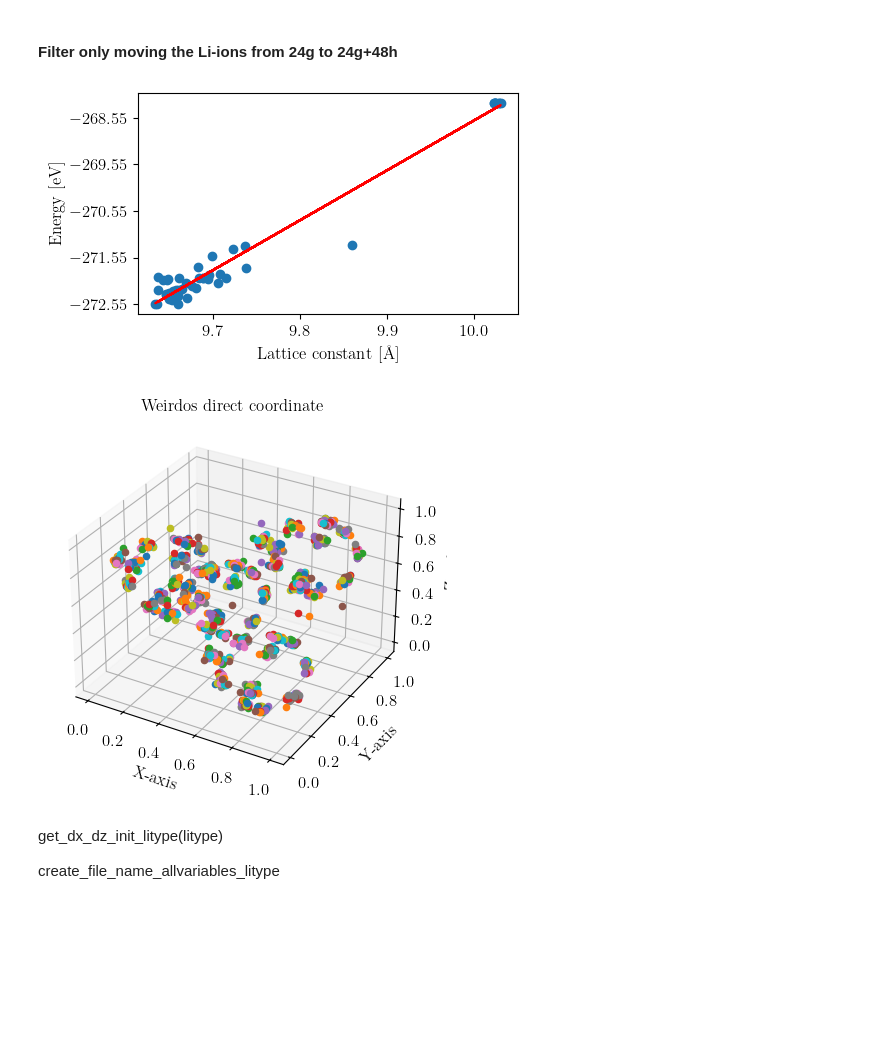
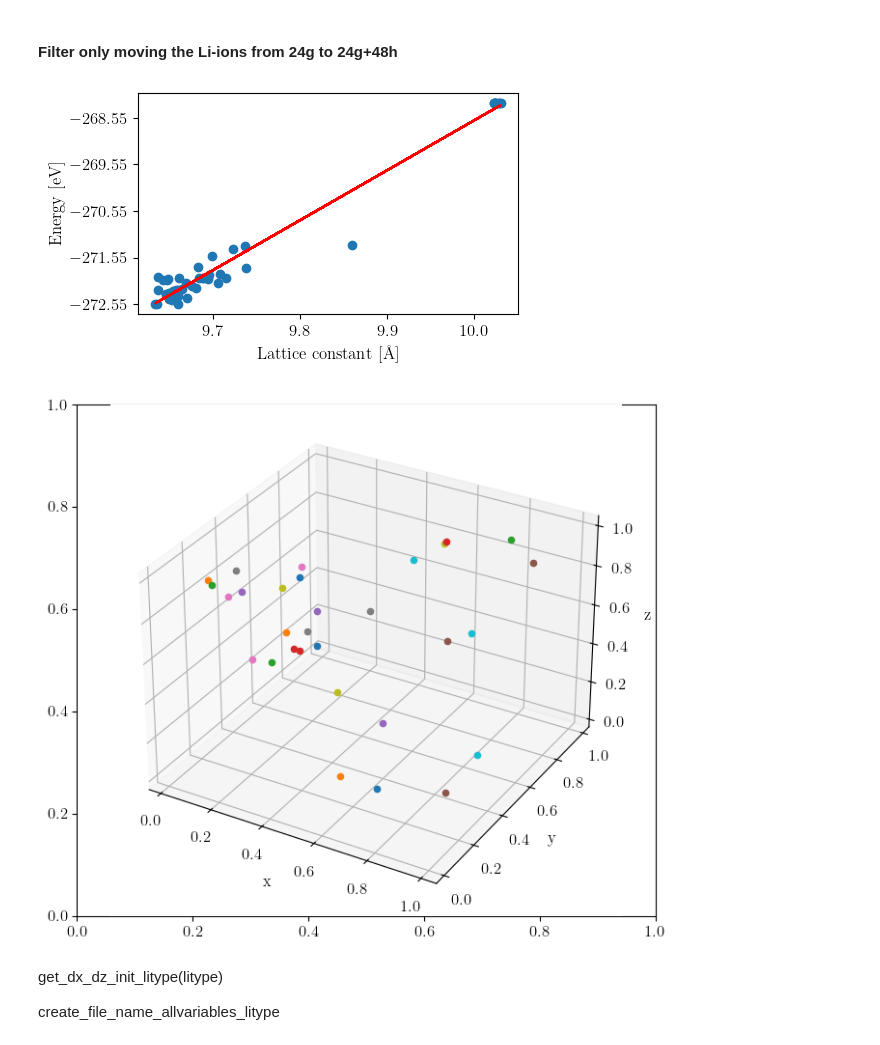
Before and after one commit to a-firdaus/LitMove, a Jupyter notebook: 03_orientation_and_mapping_packages.ipynb, the cells around one changed output. Drawn from its saved outputs; the diff is of its cells as text; code cells hidden in the pictures; blank space fills up the shorter version.

Commit message:
DONE correcting labelling for plotting of occupancy or litypes for litype = 1

```diff
--- a/03_orientation_and_mapping_packages.ipynb
+++ b/03_orientation_and_mapping_packages.ipynb
@@ -174,7 +175,7 @@ data_toten = pd.read_excel(file_name_toten, dtype=dtype, engine="odf")
 data_toten_ori = data_toten
 data_toten = data_toten.sort_values(by=["geometry","path"],ignore_index=True,ascending=False)
 # %%
-file_loc = create_dataframe.base(data_toten, file_new_system)
+df_mapping_init = create_dataframe.base(data_toten, file_new_system)
 # %% [output]
 A value is trying to be set on a copy of a slice from a DataFrame
 
@@ -247,7 +248,7 @@ Index(['geometry', 'path', 'subdir_new_system', 'g+p', 'g+p+1', 'g+p-1',
        'perfect_system', 'p_s_mask', 'toten [eV]', 'subdir_positive_CONTCAR'],
       dtype='object')
 # %%
-file_loc_mask_1, file_loc_important_cols = orient_propagate.calculate(file_loc, direc_restructure_destination, file_restructure_positive,
+df_mapping_init_mask_1, df_mapping_metainfo = orient_propagate.calculate(df_mapping_init, direc_restructure_destination, file_restructure_positive,
                                                                        path_perfect_poscar_24
                                                                        , proceed_orientation)
 # %%
@@ -306,4 +307,4 @@ cif.write_file(f"{direc_restructure_destination}{file_perfect_poscar_48n24_wo_ci
 # %%
 if proceed_NEB == "True":
-    file_loc_important_cols = file_loc_important_cols[::-1].reset_index()
-    file_loc_important_cols = file_loc_important_cols.drop('index', axis=1)
+    df_mapping_metainfo = df_mapping_metainfo[::-1].reset_index()
+    df_mapping_metainfo = df_mapping_metainfo.drop('index', axis=1)
@@ -355,72 +356,75 @@ elif activate_radius == 1:
 # %%
-atom_indexing.weirdos_el(file_loc_important_cols, "Li", activate_radius)
+atom_indexing.weirdos_el(df_mapping_metainfo, "Li", activate_radius)
 
-atom_indexing.correct_idx_and_order_mapped_el(file_loc_important_cols,
+atom_indexing.correct_idx_and_order_mapped_el(df_mapping_metainfo,
                                                  "Li", activate_radius)
-# output_CIF.write_merged_structure(file_loc_important_cols, direc_restructure_destination,
+# output_CIF.write_merged_structure(df_mapping_metainfo, direc_restructure_destination,
 #                                     amount_Li, amount_P, amount_S,
 #                                     var_savefilename = "mapLi")
 
-labelling.weirdos_to_top_n_closestcoorref_el(file_loc_important_cols,
+labelling.weirdos_to_top_n_closestcoorref_el(df_mapping_metainfo,
                                              coor_ref_structure_48n24,
                                              "Li", litype)
 
-output_CIF.write_merged_structure(file_loc_important_cols, direc_restructure_destination,
+output_CIF.write_merged_structure(df_mapping_metainfo, direc_restructure_destination,
                                     amount_Li, amount_P, amount_S, activate_radius,
                                     var_savefilename = "mapLi")
 
-output_CIF.correct_Li_idx(file_loc_important_cols, direc_restructure_destination,
+output_CIF.correct_Li_idx(df_mapping_metainfo, direc_restructure_destination,
                                         amount_Li, amount_P, amount_S, amount_Cl,
                                         var_savefilename_init = "mapLi",
                                         var_savefilename_new = "mapLi_reindexed")
 
-output_CIF.Edit.format_spacing_cif(file_loc_important_cols, direc_restructure_destination,
+output_CIF.Edit.format_spacing_cif(df_mapping_metainfo, direc_restructure_destination,
                                    var_savefilename_init = "mapLi_reindexed",
                                    var_savefilename_new = "mapLi_reindexed")
-# # # # Operation.File.delete_files(file_loc_important_cols, direc_restructure_destination, file_name_w_format = "mapLi_reindexed.cif")
+# # # # Operation.File.delete_files(df_mapping_metainfo, direc_restructure_destination, file_name_w_format = "mapLi_reindexed.cif")
 
-output_CIF.correct_Li_idx_weirdos_appended(file_loc_important_cols, direc_restructure_destination,
+output_CIF.correct_Li_idx_weirdos_appended(df_mapping_metainfo, direc_restructure_destination,
                                                          amount_Li, amount_P, amount_S, amount_Cl,
                                                          activate_radius,var_savefilename_init = "mapLi",
                                                          var_savefilename_new = "mapLi_reindexed_weirdos_appended")
 
-output_CIF.Edit.format_spacing_cif(file_loc_important_cols, direc_restructure_destination,
+output_CIF.Edit.format_spacing_cif(df_mapping_metainfo, direc_restructure_destination,
                                    var_savefilename_init = "mapLi_reindexed_weirdos_appended",
                                    var_savefilename_new = "mapLi_reindexed_weirdos_appended")
-# # # Operation.File.delete_files(file_loc_important_cols, direc_restructure_destination, file_name_w_format = "mapLi_reindexed_weirdos_appended.cif")
+# # # Operation.File.delete_files(df_mapping_metainfo, direc_restructure_destination, file_name_w_format = "mapLi_reindexed_weirdos_appended.cif")
 
-output_CIF.ascending_Li(file_loc_important_cols, direc_restructure_destination,
+output_CIF.ascending_Li(df_mapping_metainfo, direc_restructure_destination,
                         var_filename_init = "mapLi_reindexed_weirdos_appended",
                         var_savefilename_new = "mapLi_reindexed_weirdos_appended_reordered")
-# # # Mapping.OutputCIF.format_spacing_cif(file_loc_important_cols, direc_restructure_destination, var_savefilename_init = "mapLi_reindexed_weirdos_appended_reordered", var_savefilename_new = "mapLi_reindexed_weirdos_appended_reordered")
+# # # Mapping.OutputCIF.format_spacing_cif(df_mapping_metainfo, direc_restructure_destination, var_savefilename_init = "mapLi_reindexed_weirdos_appended_reordered", var_savefilename_new = "mapLi_reindexed_weirdos_appended_reordered")
 
-atom_indexing.get_idx_coor_limapped_weirdos_dict(file_loc_important_cols, coor_ref_structure_48n24,
+atom_indexing.get_idx_coor_limapped_weirdos_dict(df_mapping_metainfo, coor_ref_structure_48n24,
                                                  activate_radius, litype, el="Li")
 
-labelling.get_label_mapping(file_loc_important_cols, coor_ref_structure_48n24,
+labelling.get_label_mapping(df_mapping_metainfo, coor_ref_structure_48n24,
                             "Li", activate_radius, litype)
+# NECESSARY STEP
+labelling.relabel_48htype1(df_mapping_metainfo, litype, el="Li")
 
-coor_weirdos_Li = output_weirdos.as_array(file_loc_important_cols, activate_radius)
+coor_weirdos_Li = output_weirdos.as_array(df_mapping_metainfo, activate_radius)
 
 output_weirdos.create_POSCAR(coor_weirdos_Li, direc_restructure_destination,
                                      lattice_constant,
                                      filename = "POSCAR_weirdos")
 
-CONTCARorPOSCAR.convert_to_cif_pymatgen(file_loc_important_cols, direc_restructure_destination,
+CONTCARorPOSCAR.convert_to_cif_pymatgen(df_mapping_metainfo, direc_restructure_destination,
                                         file_restructure = "CONTCAR_positive",
                                         var_name = "CONTCAR_positive_pymatgen")
 
-CONTCARorPOSCAR.get_latticeconstant_dict(file_loc_important_cols, direc_restructure_destination,
+CONTCARorPOSCAR.get_latticeconstant_dict(df_mapping_metainfo, direc_restructure_destination,
                                          proceed_XDATCAR,
                                          var_filename = "CONTCAR")
 
-structure_analysis.energy_vs_latticeconstant(file_loc_important_cols,
+structure_analysis.energy_vs_latticeconstant(df_mapping_metainfo,
                                              var_filename = "CONTCAR", interpolate = True)
 
-structure_analysis.weirdos_directcoor(file_loc_important_cols, activate_radius)
+structure_analysis.weirdos_directcoor(df_mapping_metainfo, direc_restructure_destination,
+                                      activate_radius, litype)
 # %% [output]
 [figure]
-[figure, old version]
+[figure, new version]
 # %% [markdown]
 get_dx_dz_init_litype(litype)
 
```
Also changed, not shown: parts of 91 cells of this notebook, 17 other files.
